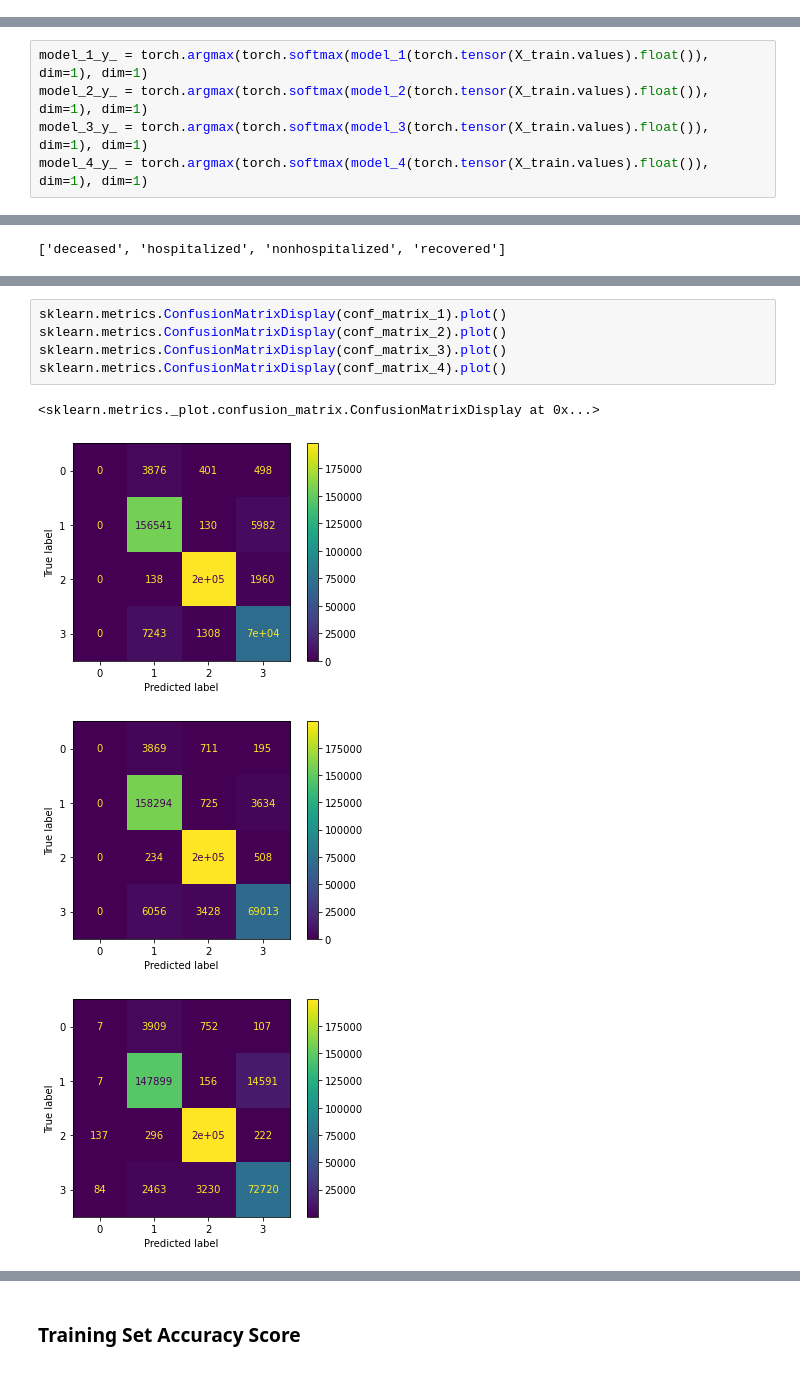
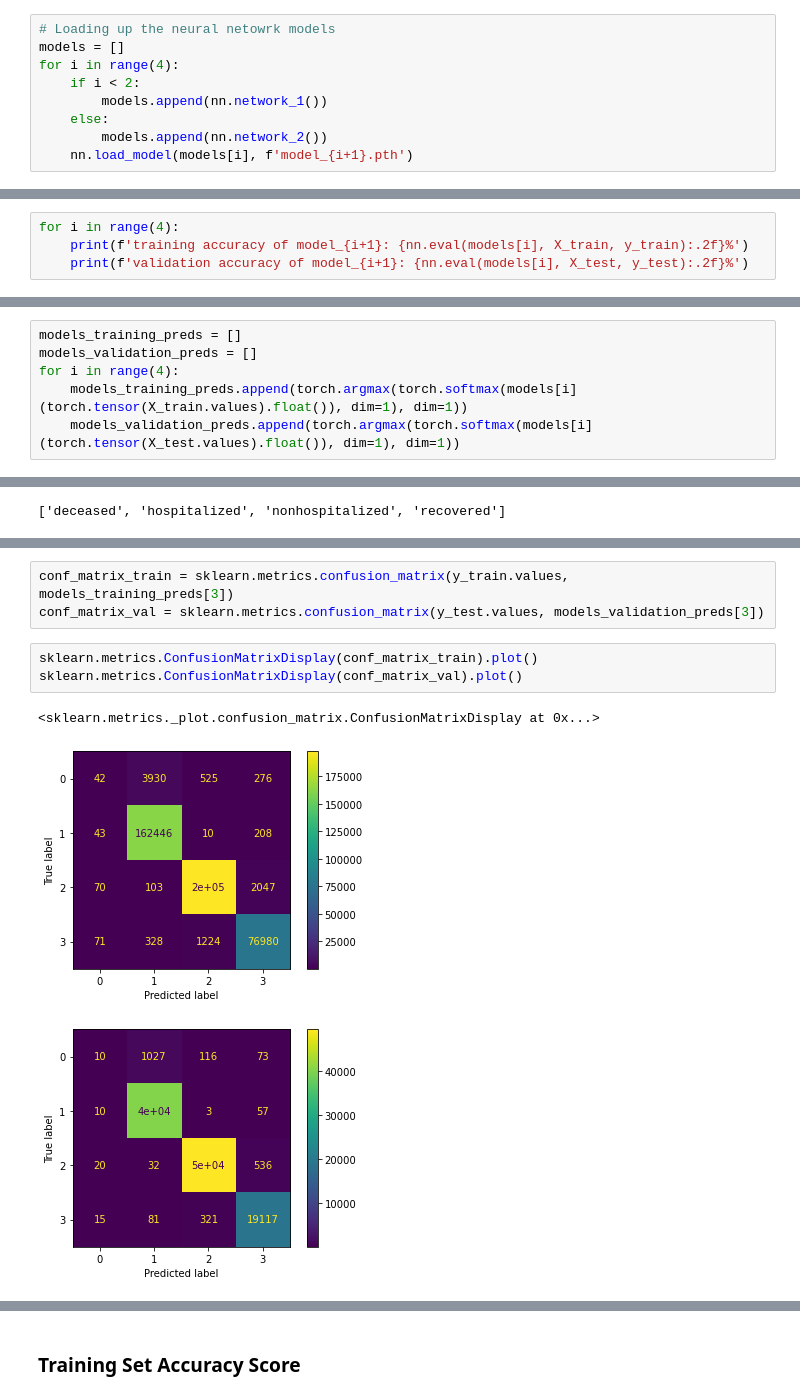
Before and after one commit to alhparsa/CMPT459-Project, a Jupyter notebook: Milestone_2.ipynb, the cells around one changed output, grey strips where cells are left out. Drawn from its saved outputs; the diff is of its cells as text.

```diff
--- a/Milestone_2.ipynb
+++ b/Milestone_2.ipynb
@@ -58,0 +39,9 @@ validation accuracy of model_4: 97.94%
+# %%
+# Loading up the neural netowrk models
+models = []
+for i in range(4):
+    if i < 2:
+        models.append(nn.network_1())
+    else:
+        models.append(nn.network_2())
+    nn.load_model(models[i], f'model_{i+1}.pth')
@@ -58,0 +50,4 @@ validation accuracy of model_4: 97.94%
+# %%
+for i in range(4):
+    print(f'training accuracy of model_{i+1}: {nn.eval(models[i], X_train, y_train):.2f}%')
+    print(f'validation accuracy of model_{i+1}: {nn.eval(models[i], X_test, y_test):.2f}%')
@@ -59,5 +65,6 @@ validation accuracy of model_4: 97.94%
 # %%
-model_1_y_ = torch.argmax(torch.softmax(model_1(torch.tensor(X_train.values).float()), dim=1), dim=1)
-model_2_y_ = torch.argmax(torch.softmax(model_2(torch.tensor(X_train.values).float()), dim=1), dim=1)
-model_3_y_ = torch.argmax(torch.softmax(model_3(torch.tensor(X_train.values).float()), dim=1), dim=1)
-model_4_y_ = torch.argmax(torch.softmax(model_4(torch.tensor(X_train.values).float()), dim=1), dim=1)
+models_training_preds = []
+models_validation_preds = []
+for i in range(4):
+    models_training_preds.append(torch.argmax(torch.softmax(models[i](torch.tensor(X_train.values).float()), dim=1), dim=1))
+    models_validation_preds.append(torch.argmax(torch.softmax(models[i](torch.tensor(X_test.values).float()), dim=1), dim=1))
@@ -73,10 +92,10 @@ conf_matrix_4 = sklearn.metrics.confusion_matrix(y_train.values, model_4_y_)
+# %%
+conf_matrix_train = sklearn.metrics.confusion_matrix(y_train.values, models_training_preds[3])
+conf_matrix_val = sklearn.metrics.confusion_matrix(y_test.values, models_validation_preds[3])
 # %%
-sklearn.metrics.ConfusionMatrixDisplay(conf_matrix_1).plot()
-sklearn.metrics.ConfusionMatrixDisplay(conf_matrix_2).plot()
-sklearn.metrics.ConfusionMatrixDisplay(conf_matrix_3).plot()
-sklearn.metrics.ConfusionMatrixDisplay(conf_matrix_4).plot()
+sklearn.metrics.ConfusionMatrixDisplay(conf_matrix_train).plot()
+sklearn.metrics.ConfusionMatrixDisplay(conf_matrix_val).plot()
 # %% [output]
 <sklearn.metrics._plot.confusion_matrix.ConfusionMatrixDisplay at 0x...>
-[figure, old version]
+[figure, new version]
-[figure, old version]
+[figure, new version]
-[figure, removed]
```
Also changed, not shown: parts of 26 cells of this notebook, 3 other files.
